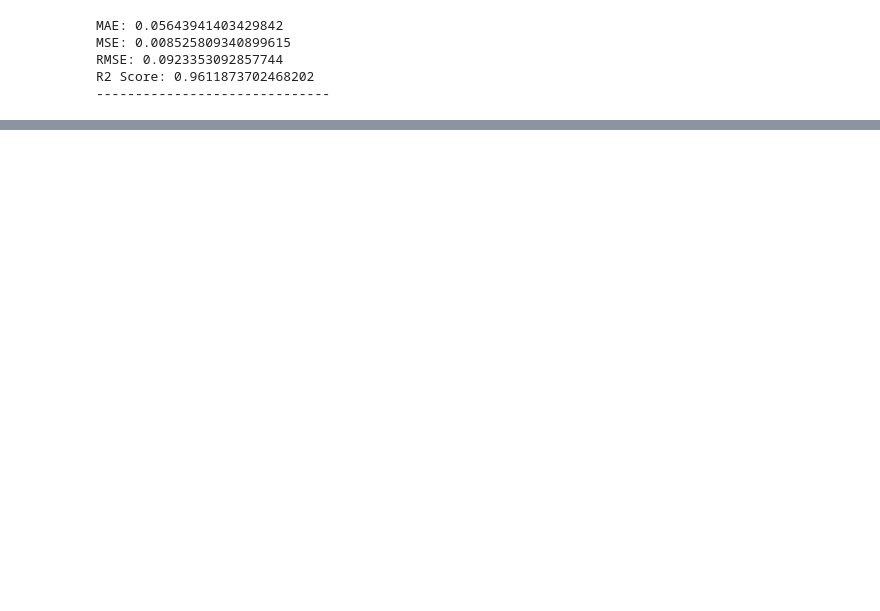
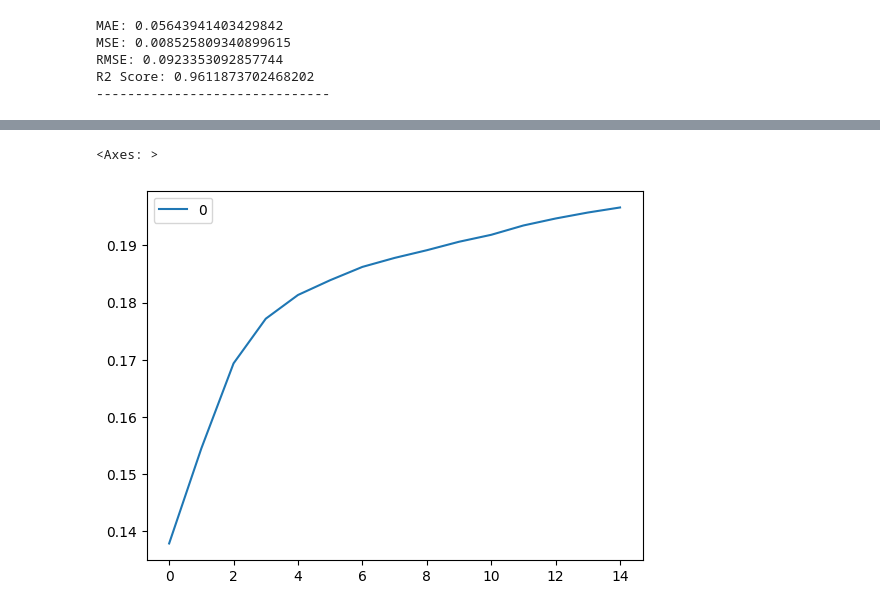
Before and after one commit to PiotrPogorzelski01/Praca_dyplomowa, a Jupyter notebook: Licencjat_prod.ipynb, the cells around one changed output, grey strips where cells are left out. Saved outputs shown, nothing was run; the diff lists cells and outputs as text; code cells hidden in the pictures; blank space fills up the shorter version.

```diff
--- a/Licencjat_prod.ipynb
+++ b/Licencjat_prod.ipynb
@@ -654,0 +687,7 @@ R2 Score: 0.9611873702468202
+# %%
+#plotting the rmse values against k values
+plotTable=pd.DataFrame(rmse_tab)
+plotTable.plot()
+# %% [output]
+<Axes: >
+[figure, added]
```
Also changed, not shown: parts of 8 cells of this notebook.
